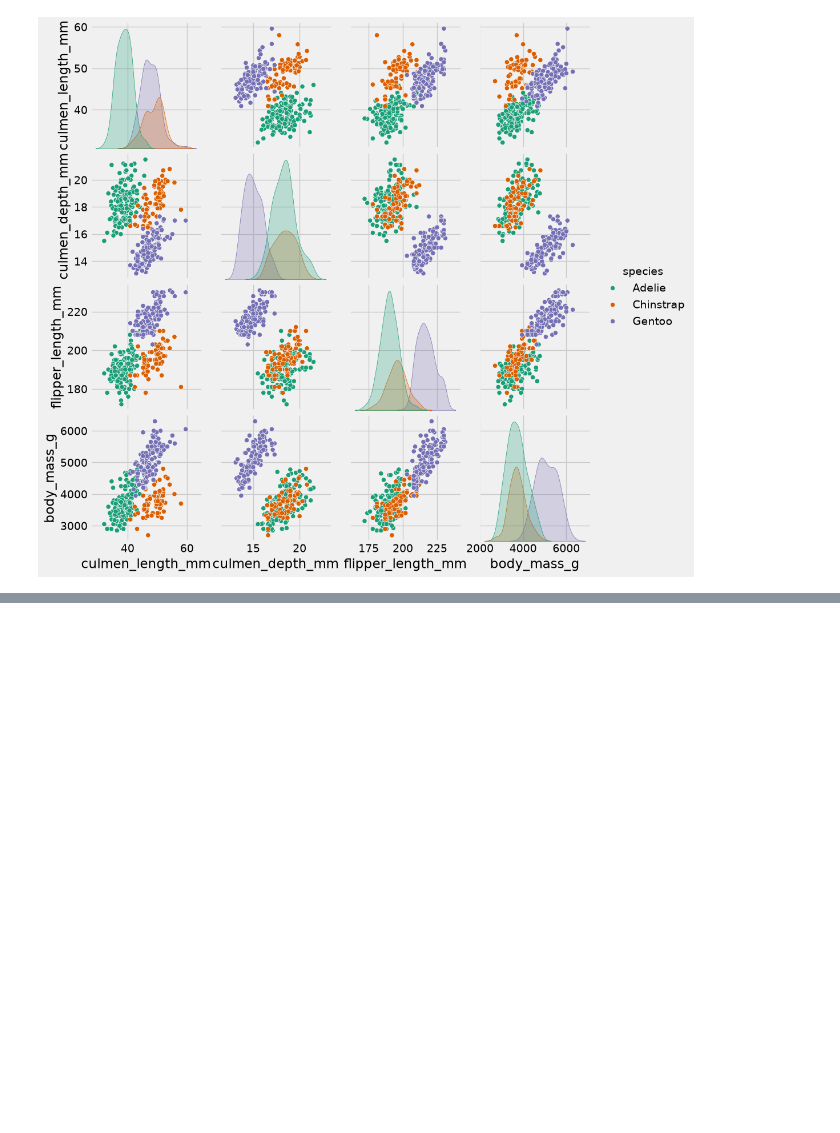
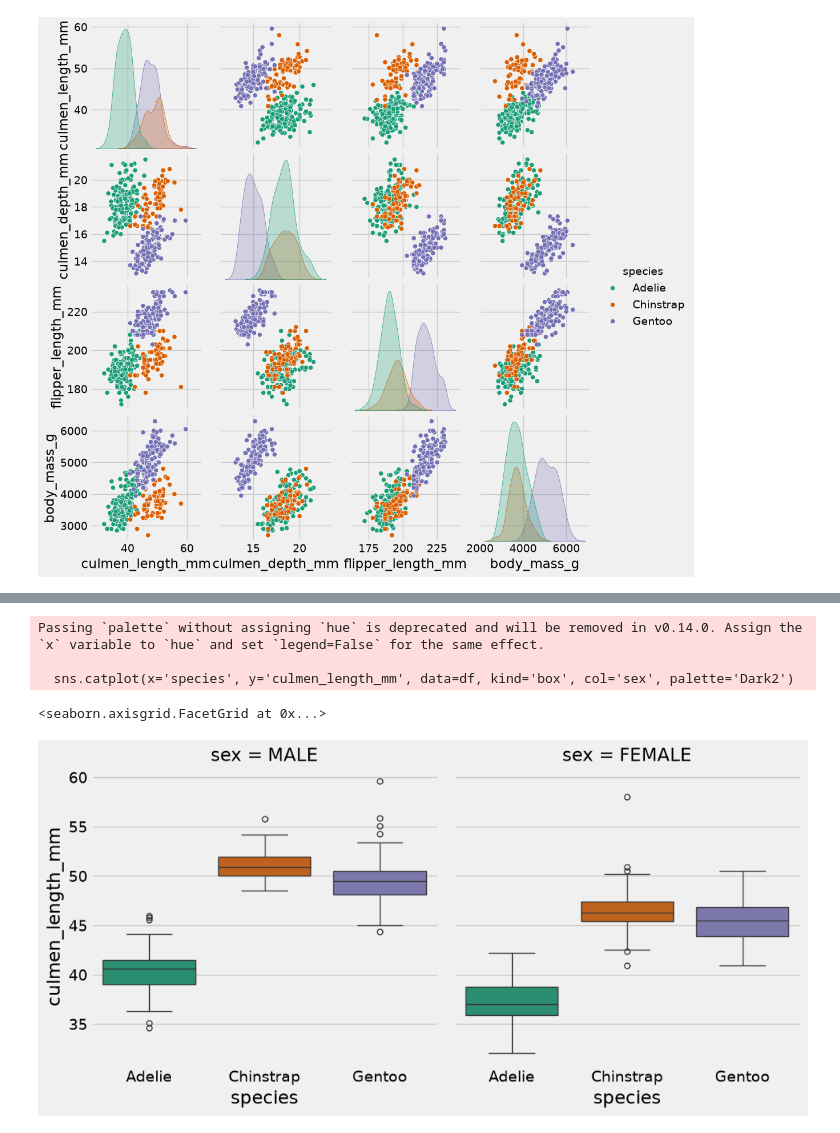
Before and after one commit to Jquishpeq923/Machine-Learning-6-SIN-A-Mar-Jul-2026, a Jupyter notebook: penguins1.ipynb, the cells around one changed output, grey strips where cells are left out. Cells and saved outputs as stored; diff of their text form; code cells hidden in the pictures; blank space fills up the shorter version.

```diff
--- a/penguins1.ipynb
+++ b/penguins1.ipynb
@@ -103,0 +120,12 @@ sns.pairplot(df, hue='species', palette='Dark2')
+# %%
+# Create categorical boxplots to compare bill length across different penguin species.
+# The 'col' parameter splits the visual into separate panels for each gender (sex),
+# allowing us to easily compare species and sex at the same time.
+# The 'kind' parameter specifies we want boxplots, and 'palette' keeps our styling consistent.
+sns.catplot(x='species', y='culmen_length_mm', data=df, kind='box', col='sex', palette='Dark2')
+# %% [output]
+Passing `palette` without assigning `hue` is deprecated and will be removed in v0.14.0. Assign the `x` variable to `hue` and set `legend=False` for the same effect.
+
+  sns.catplot(x='species', y='culmen_length_mm', data=df, kind='box', col='sex', palette='Dark2')
+<seaborn.axisgrid.FacetGrid at 0x...>
+[figure, added]
```
Also changed, not shown: parts of 2 cells of this notebook.
